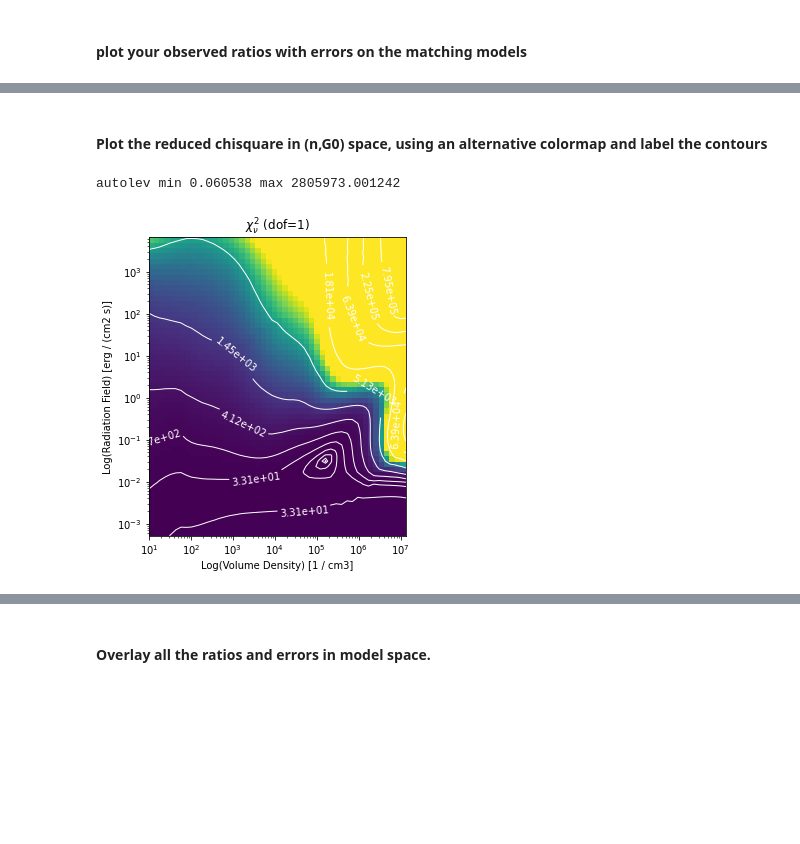
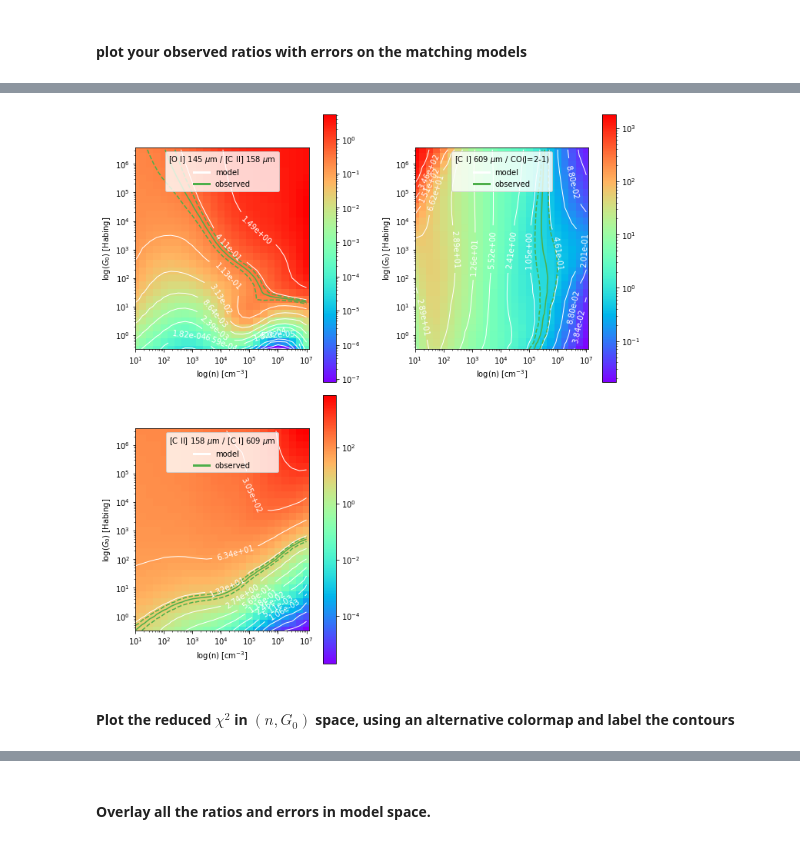
Before and after one commit to mpound/pdrtpy-nb, a Jupyter notebook: notebooks/PDRT_Example_Find_n_G0_Single_Pixel.ipynb, the cells around one changed output, grey strips where cells are left out. Cells and saved outputs as stored; diff of their text form; code cells hidden in the pictures; blank space fills up the shorter version.

```diff
--- a/notebooks/PDRT_Example_Find_n_G0_Single_Pixel.ipynb
+++ b/notebooks/PDRT_Example_Find_n_G0_Single_Pixel.ipynb
@@ -75,7 +88,8 @@ autolev min 0.000006 max 3787.878662
+# %%
+plot.ratios_on_models(norm='log',label=True,cmap='rainbow',shading=0)
+# Save as a PNG file
+plot.savefig("compare.png")
+# %% [output]
+[figure, added]
 # %% [markdown]
-#### Plot the reduced chisquare in (n,G0) space, using an alternative colormap and label the contours
+#### Plot the reduced $\chi^2$ in $(n,G_0)$ space, using an alternative colormap and label the contours
-# %%
-plot.reduced_chisq(cmap='viridis',label=True,colors='white')
-# %% [output]
-autolev min 0.060538 max 2805973.001242
-[figure, removed]
```
Also changed, not shown: parts of 17 cells of this notebook, 4 other files.
